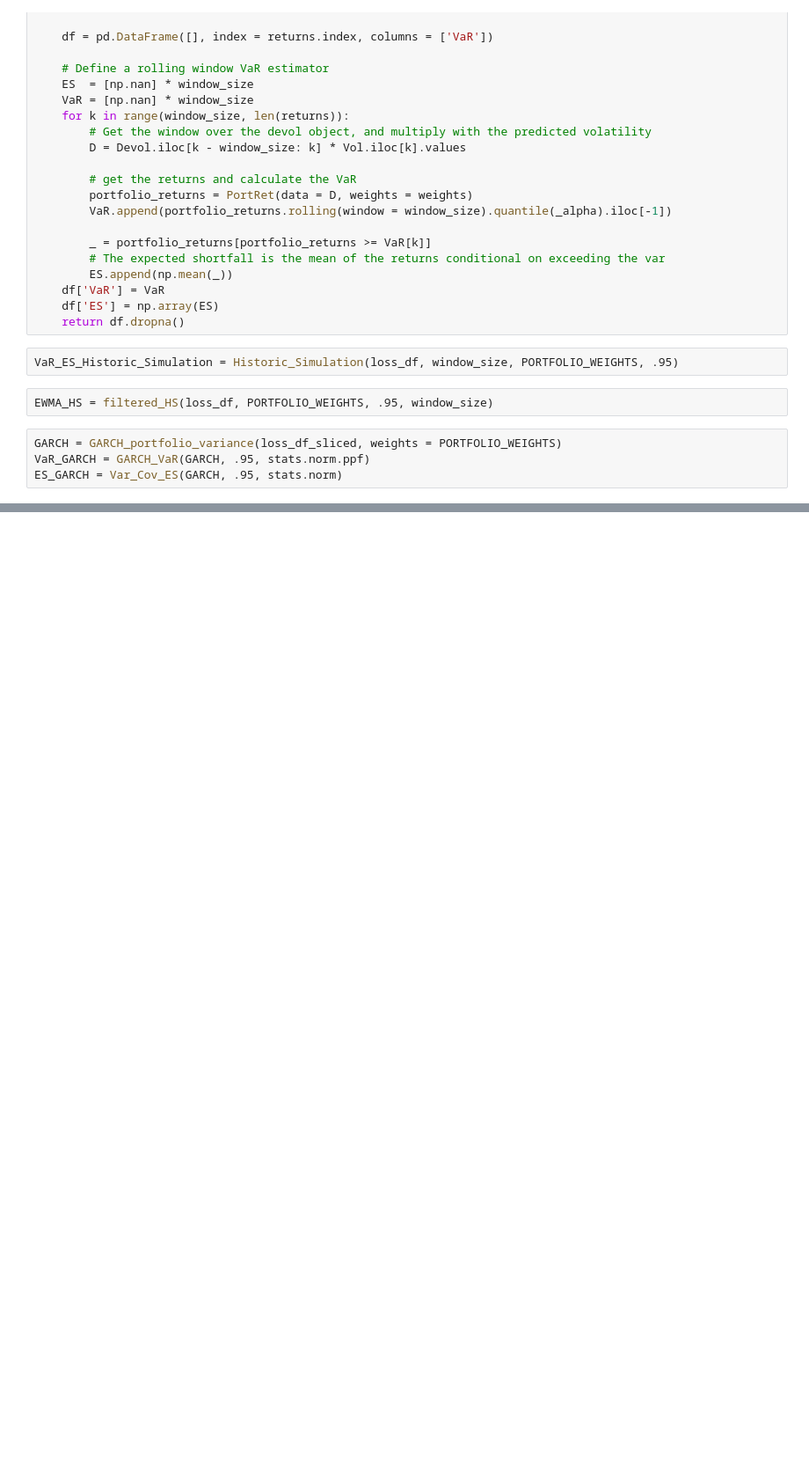
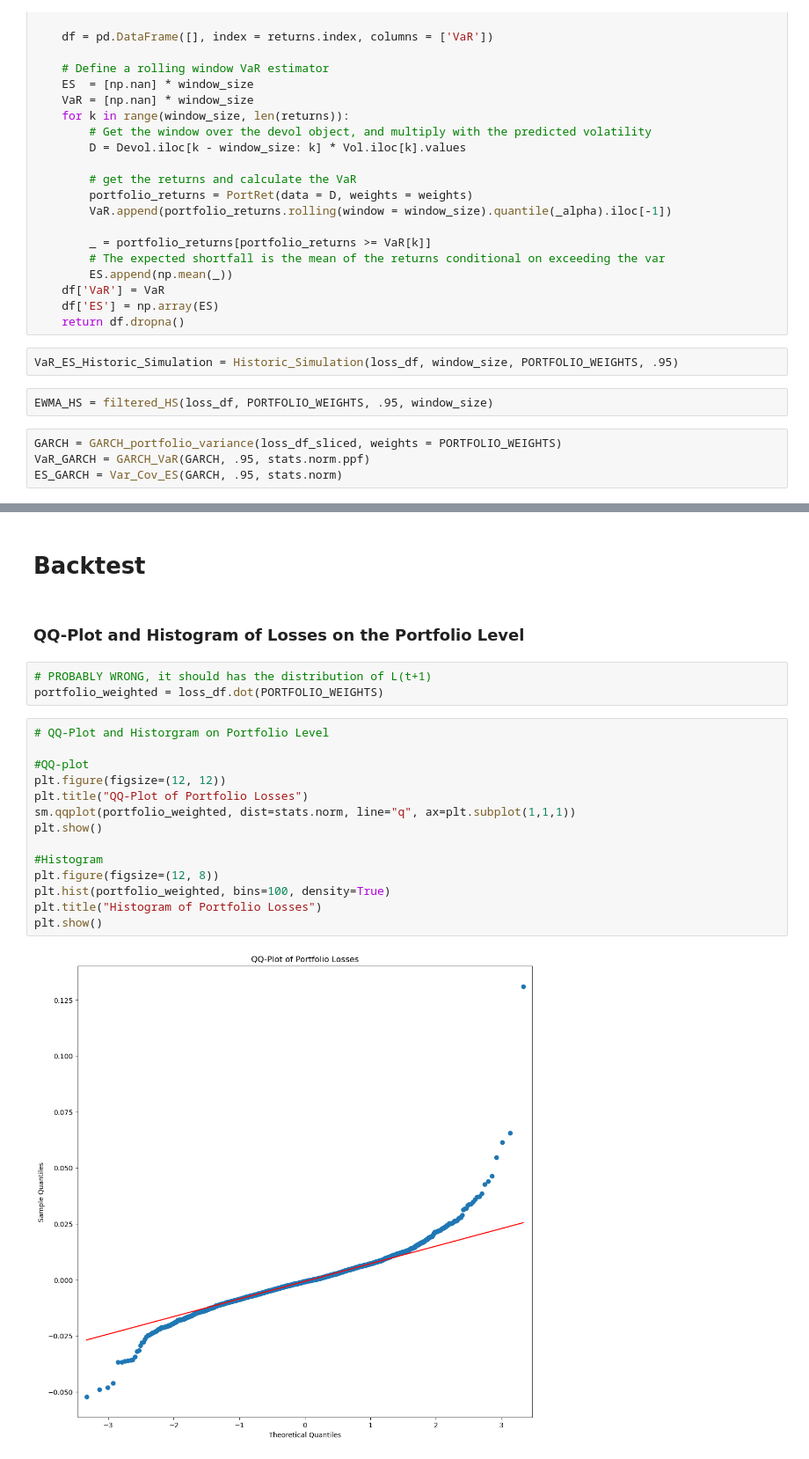
Before and after one commit to DaanZunnenberg/RiskFunctions, a Jupyter notebook: Assignment_1/Updated_version/QFRM_Assignment1.ipynb, the cells around one changed output, grey strips where cells are left out. Shown at 88% size. Drawn from its saved outputs; the diff is of its cells as text; blank space fills up the shorter version.

Commit message:
Added parts of backtest

```diff
--- a/Assignment_1/Updated_version/QFRM_Assignment1.ipynb
+++ b/Assignment_1/Updated_version/QFRM_Assignment1.ipynb
@@ -296,0 +292,23 @@ plt.show()
+# %% [markdown]
+# Backtest
+# %% [markdown]
+### QQ-Plot and Histogram of Losses on the Portfolio Level
+# %%
+# PROBABLY WRONG, it should has the distribution of L(t+1)
+portfolio_weighted = loss_df.dot(PORTFOLIO_WEIGHTS)
+# %%
+# QQ-Plot and Historgram on Portfolio Level
+
+#QQ-plot
+plt.figure(figsize=(12, 12))
+plt.title("QQ-Plot of Portfolio Losses")
+sm.qqplot(portfolio_weighted, dist=stats.norm, line="q", ax=plt.subplot(1,1,1))
+plt.show()
+
+#Histogram
+plt.figure(figsize=(12, 8))
+plt.hist(portfolio_weighted, bins=100, density=True)
+plt.title("Histogram of Portfolio Losses")
+plt.show()
+# %% [output]
+[figure, added]
```
Also changed, not shown: parts of 22 cells of this notebook.
